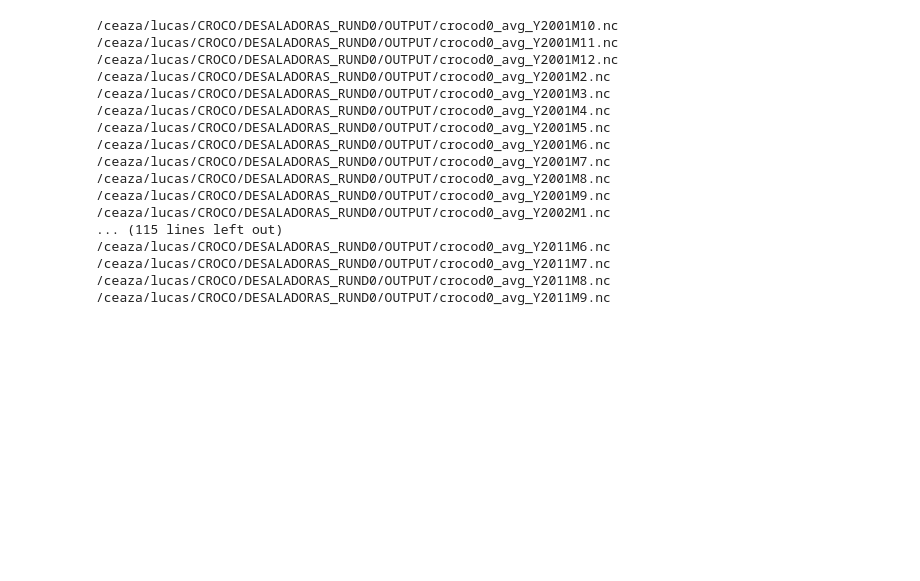
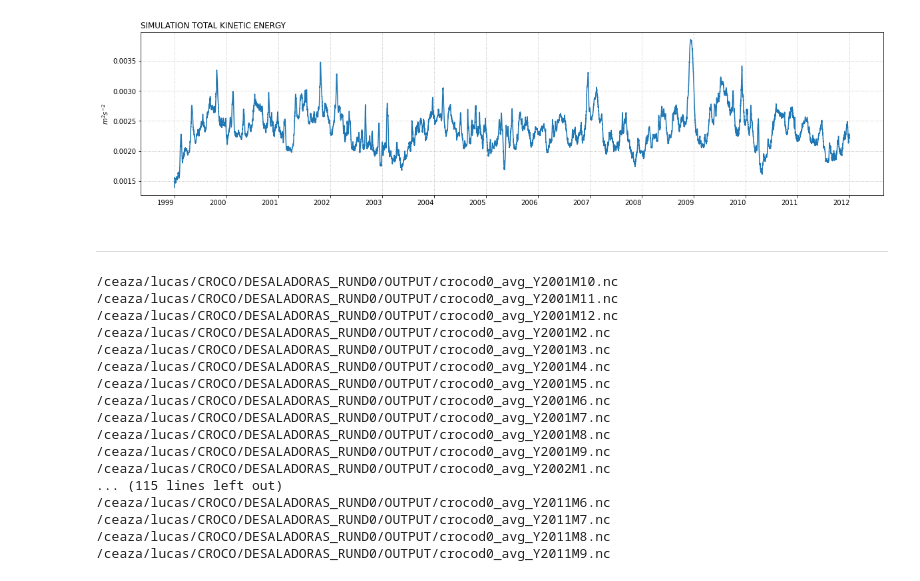
Before and after one commit to lucasglasner/CROCOSIMS, a Jupyter notebook: SIMSEQUIA/exploration_rund0control.ipynb, the cells around one changed output. Drawn from its saved outputs; the diff is of its cells as text; code cells hidden in the pictures; blank space fills up the shorter version.

```diff
--- a/SIMSEQUIA/exploration_rund0control.ipynb
+++ b/SIMSEQUIA/exploration_rund0control.ipynb
@@ -102,0 +20,4 @@ def rhopoints_depths(h, zeta, s_rho, Cs_r, hc, vtransform=2):
+# %%
+status = pd.read_csv('data/crocod0_status.out', index_col=1, sep=' ')[::24]
+status.index = [pd.Timedelta(days=d)+pd.to_datetime('1949-12-31') for d in status.index]
+status
@@ -102,0 +38,12 @@ def rhopoints_depths(h, zeta, s_rho, Cs_r, hc, vtransform=2):
+# %%
+status.KINETIC_ENERGY.plot(figsize=(20,5))
+ax = plt.gca()
+ax.xaxis.set_major_locator(mdates.YearLocator())
+ax.grid(True, ls=":")
+ax.set_title('SIMULATION TOTAL KINETIC ENERGY', loc='left')
+ax.set_ylabel('$m^2s^{-2}$')
+ax.tick_params(axis='x', rotation=0)
+# %% [output]
+[figure, added]
+# %% [markdown]
+---
```
Also changed, not shown: parts of 6 cells of this notebook, 3 other files.
